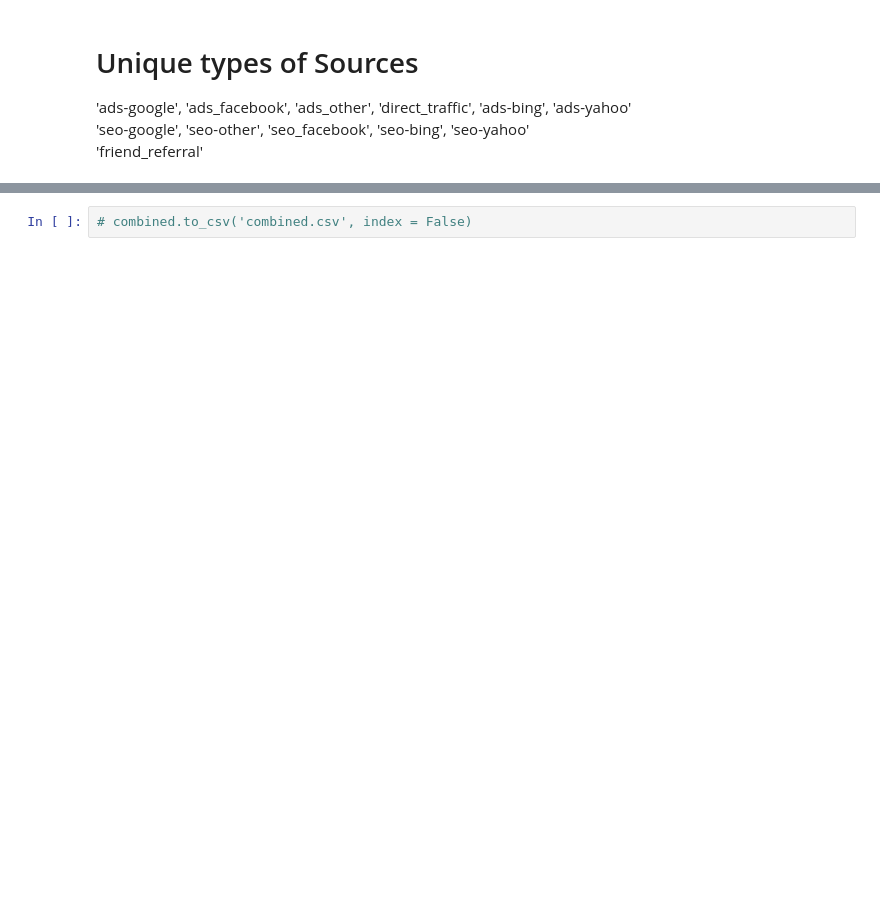
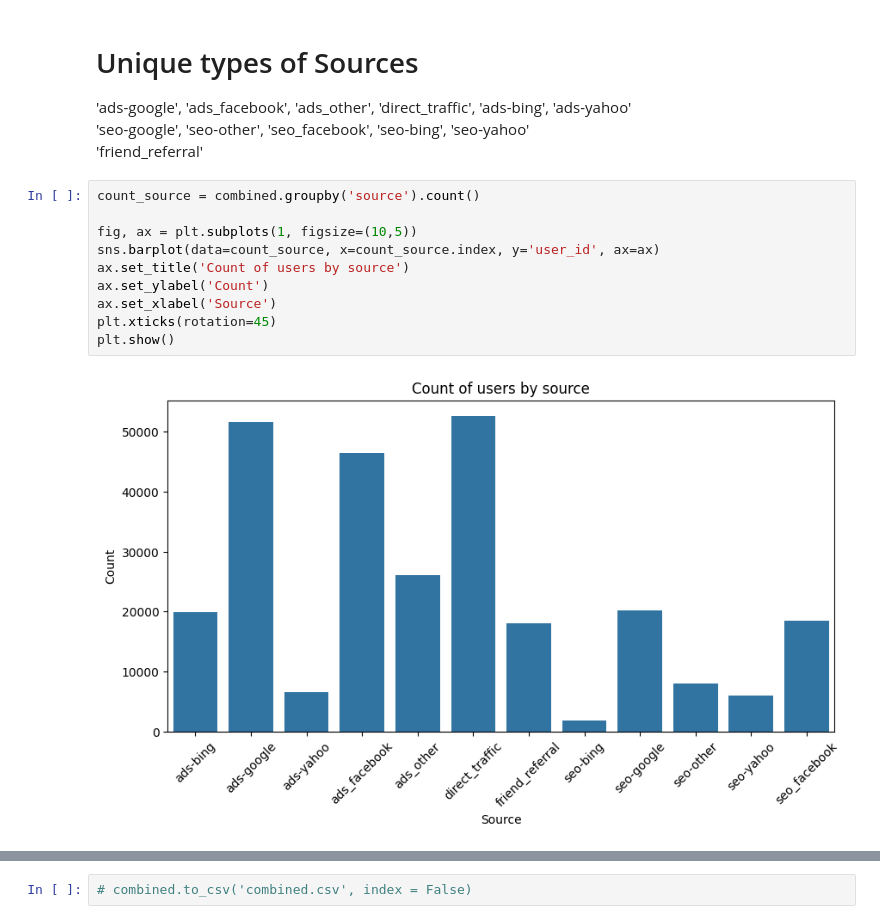
Before and after one commit to D123aniel/DATA110, a Jupyter notebook: project.ipynb, the cells around one changed output, grey strips where cells are left out. Drawn from its saved outputs; the diff is of its cells as text; blank space fills up the shorter version.

```diff
--- a/project.ipynb
+++ b/project.ipynb
@@ -15,4 +16,16 @@ combined = user_table.merge(test_results, on = 'user_id')
 'ads-google', 'ads_facebook', 'ads_other', 'direct_traffic', 'ads-bing', 'ads-yahoo' \
 'seo-google',  'seo-other', 'seo_facebook', 'seo-bing', 'seo-yahoo' \
 'friend_referral'
+# %%
+count_source = combined.groupby('source').count()
+
+fig, ax = plt.subplots(1, figsize=(10,5))
+sns.barplot(data=count_source, x=count_source.index, y='user_id', ax=ax)
+ax.set_title('Count of users by source')
+ax.set_ylabel('Count')
+ax.set_xlabel('Source')
+plt.xticks(rotation=45)
+plt.show()
+# %% [output]
+[figure, added]
 # %%
```
Also changed, not shown: parts of 4 cells of this notebook.
